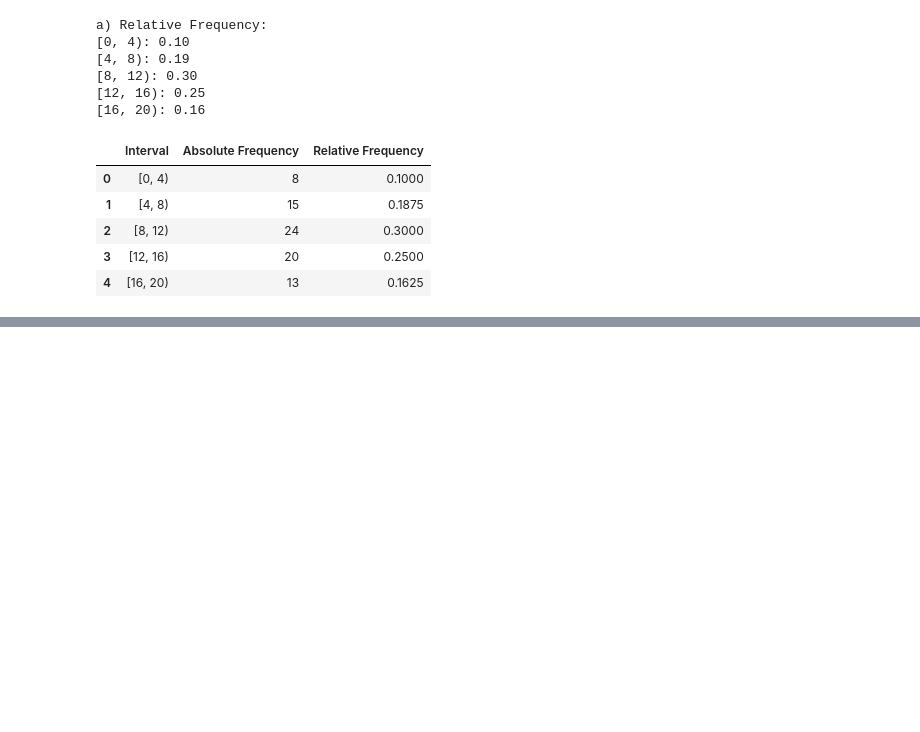
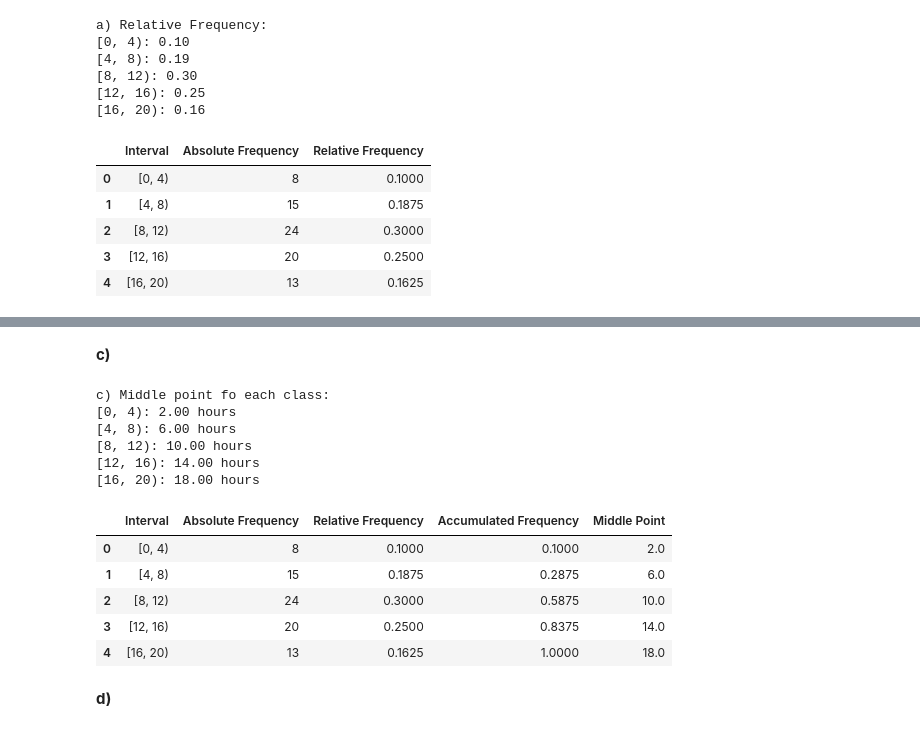
Before and after one commit to engjoaofaro/descriptive-statistics, a Jupyter notebook: descriptive-statistics-01.ipynb, the cells around one changed output, grey strips where cells are left out. Cells and saved outputs as stored; diff of their text form; code cells hidden in the pictures; blank space fills up the shorter version.

Commit message:
add middle point and interpretation of third class relative frequency

```diff
--- a/descriptive-statistics-01.ipynb
+++ b/descriptive-statistics-01.ipynb
@@ -245,0 +248,7 @@ df_patients
+# %%
+# Accumulated frequency for each class
+accumulated_frequency = relative_frequency.cumsum()
+df_patients['Accumulated Frequency'] = accumulated_frequency
+
+print(f"\nb) Accumulated Frequency:")
+print(accumulated_frequency)
@@ -245,0 +273,36 @@ df_patients
+# %% [markdown]
+**c)**
+# %%
+# ONLY FOR TESTING MIDDLE POINT
+inf_limits = [0, 4, 8, 12, 16]
+sup_limits = [4, 8, 12, 16, 20]
+
+middle_point = [(inf_limits + sup_limits) / 2 for inf_limits, sup_limits in zip(inf_limits, sup_limits)]
+df_patients['Middle Point'] = middle_point
+
+print("\nc) Middle point fo each class:")
+for i, interval in enumerate(intervals):
+    print(f"{interval}: {middle_point[i]:.2f} hours")
+# %% [output]
+c) Middle point fo each class:
+[0, 4): 2.00 hours
+[4, 8): 6.00 hours
+[8, 12): 10.00 hours
+[12, 16): 14.00 hours
+[16, 20): 18.00 hours
+# %%
+# Complete table
+df_patients['Absolute Frequency'] = absolute_frequency
+df_patients['Relative Frequency'] = relative_frequency
+df_patients['Accumulated Frequency'] = accumulated_frequency
+
+df_patients
+# %% [output]
+|  | Interval | Absolute Frequency | Relative Frequency | Accumulated Frequency | Middle Point |
+| 0 | [0, 4) | 8 | 0.1000 | 0.1000 | 2.0 |
+| 1 | [4, 8) | 15 | 0.1875 | 0.2875 | 6.0 |
+| 2 | [8, 12) | 24 | 0.3000 | 0.5875 | 10.0 |
+| 3 | [12, 16) | 20 | 0.2500 | 0.8375 | 14.0 |
+| 4 | [16, 20) | 13 | 0.1625 | 1.0000 | 18.0 |
+# %% [markdown]
+**d)**
```
Also changed, not shown: parts of 4 cells of this notebook.
